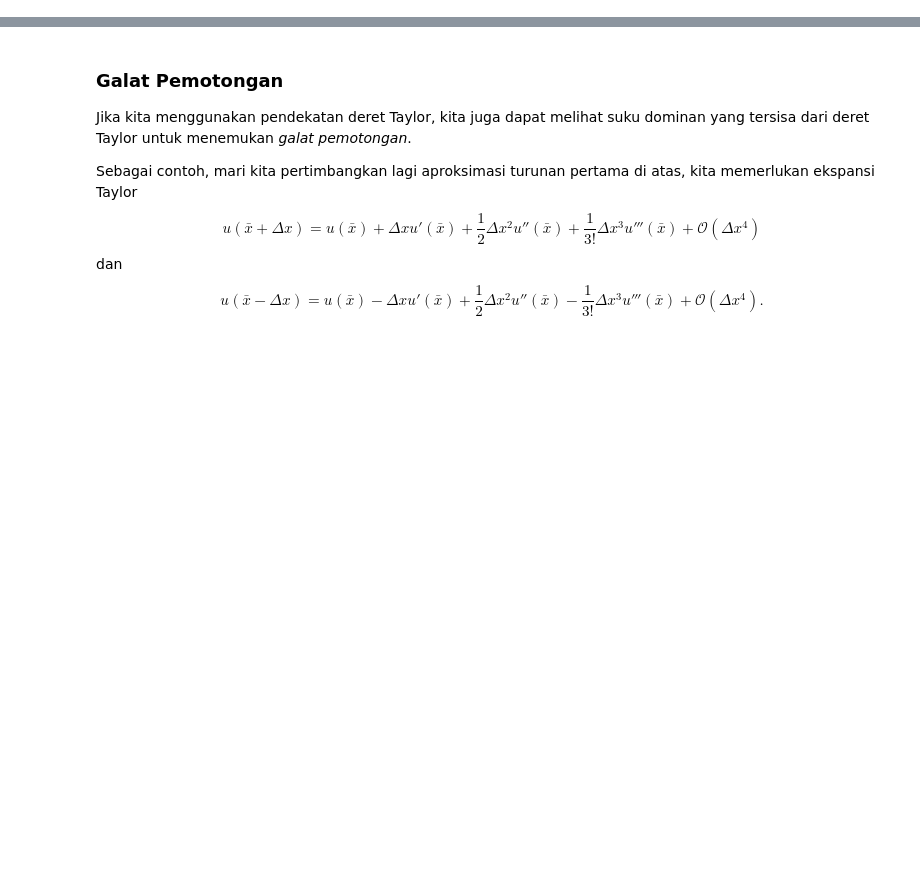
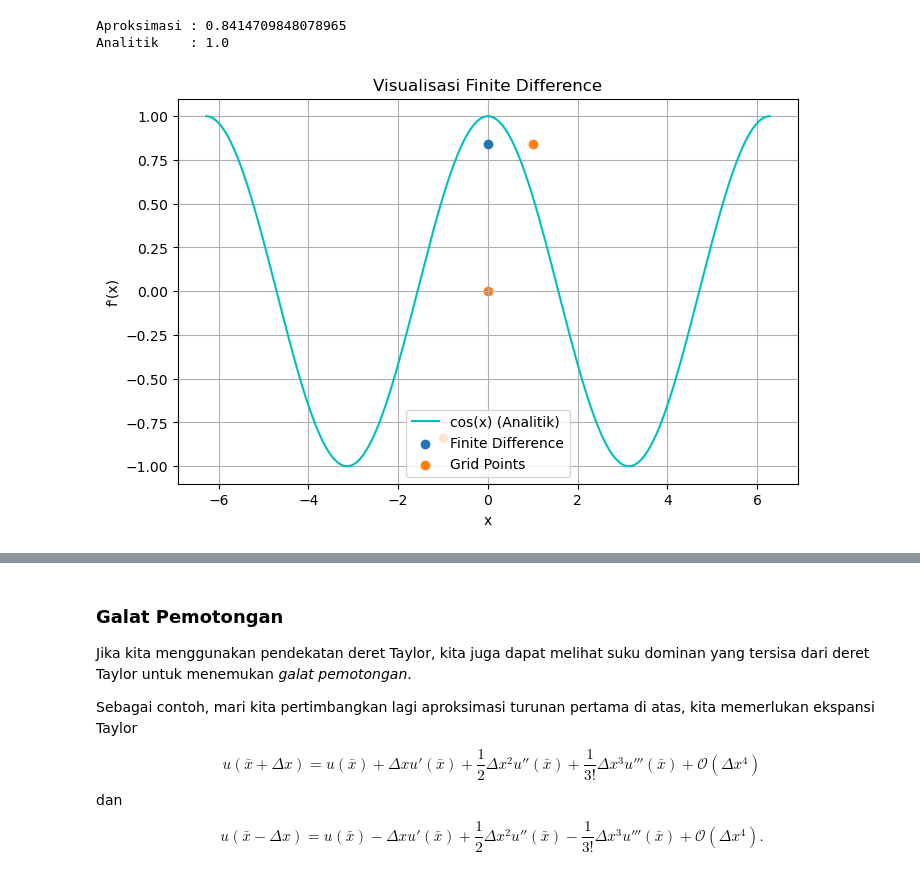
Before and after one commit to ganiabdansyakuran/Kelompok-3_Metoda-Komputasi-II, a Jupyter notebook: 03_finitedifferences.ipynb, the cells around one changed output, grey strips where cells are left out. Cells and saved outputs as stored; diff of their text form; code cells hidden in the pictures; blank space fills up the shorter version.

```diff
--- a/03_finitedifferences.ipynb
+++ b/03_finitedifferences.ipynb
@@ -1021,3 +1193,76 @@ print(finite_difference(2, 0.0, numpy.asarray([-1.0, 0.0, 1.0, 2.0, 3.0, 4.0]))
+# %%
+import numpy as np                  # Import numpy untuk operasi numerik (array, aljabar linear)
+import matplotlib.pyplot as plt     # Import matplotlib untuk visualisasi grafik
+import scipy.special                # Import fungsi khusus (untuk faktorial)
+
+# FUNGSI FINITE DIFFERENCE
+def finite_difference(k, x_bar, x):
+    N = x.shape[0]                 # Menentukan jumlah titik grid (banyak data dalam x)
+
+    A = np.ones((N, N))            # Membuat matriks NxN berisi 1 (akan diisi matriks Taylor)
+
+    x_row = x - x_bar              # Menggeser semua titik terhadap titik pusat x_bar
+
+    for i in range(1, N):
+        A[i, :] = x_row ** i / scipy.special.factorial(i)
+        # Mengisi baris ke-i dengan (x - x_bar)^i / i!
+        # Ini membentuk sistem dari deret Taylor
+
+    b = np.zeros(N)                # Membuat vektor nol sepanjang N
+    b[k] = 1.0                     # Mengisi posisi ke-k dengan 1 (target turunan ke-k)
+
+    c = np.linalg.solve(A, b)      # Menyelesaikan sistem linear A*c = b
+                                  # Hasilnya adalah koefisien finite difference
+
+    return c                       # Mengembalikan koefisien
+
+# FUNGSI UJI
+f = lambda x: np.sin(x)            # Fungsi utama f(x) = sin(x)
+f_true = lambda x: np.cos(x)       # Turunan analitik f'(x) = cos(x)
+
+# GRID
+x = np.linspace(-2*np.pi, 2*np.pi, 1000)
+# Membuat domain halus untuk grafik (referensi)
+
+x_nodes = np.array([-1.0, 0.0, 1.0])
+# Titik grid diskret untuk metode finite difference
+
+# Koefisien FD turunan pertama
+c = finite_difference(1, 0.0, x_nodes)
+# Menghitung koefisien turunan pertama di x_bar = 0
+
+# Hitung aproksimasi di x=0
+approx = sum(c[i] * f(x_nodes[i]) for i in range(len(c)))
+# Menghitung turunan numerik sebagai kombinasi linear:
+# f'(x) ≈ Σ c_i * f(x_i)
+
+print("Aproksimasi :", approx)     # Menampilkan hasil numerik
+print("Analitik    :", f_true(0))  # Menampilkan nilai sebenarnya
+
+# VISUALISASI
+plt.figure(figsize=(8,5))          # Membuat kanvas grafik ukuran 8x5
+
+plt.plot(x, f_true(x), color='c',label="cos(x) (Analitik)")
+# Menggambar kurva turunan sebenarnya
+
+plt.scatter(0, approx, label="Finite Difference", zorder=3)
+# Menampilkan titik hasil aproksimasi di x=0
+
+plt.scatter(x_nodes, f(x_nodes), label="Grid Points")
+# Menampilkan titik-titik grid yang digunakan dalam perhitungan
+
+plt.title("Visualisasi Finite Difference")  # Judul grafik
+plt.xlabel("x")                             # Label sumbu x
+plt.ylabel("f'(x)")                         # Label sumbu y
+
+plt.legend()                                # Menampilkan legenda
+plt.grid()                                  # Menampilkan grid
+
+plt.show()                                  # Menampilkan grafik ke layar
+# %% [output]
+Aproksimasi : 0.8414709848078965
+Analitik    : 1.0
+[figure, added]
 # %% [markdown]
 # Analisis Galat (Error Analysis)
 
```
Also changed, not shown: parts of 26 cells of this notebook.
